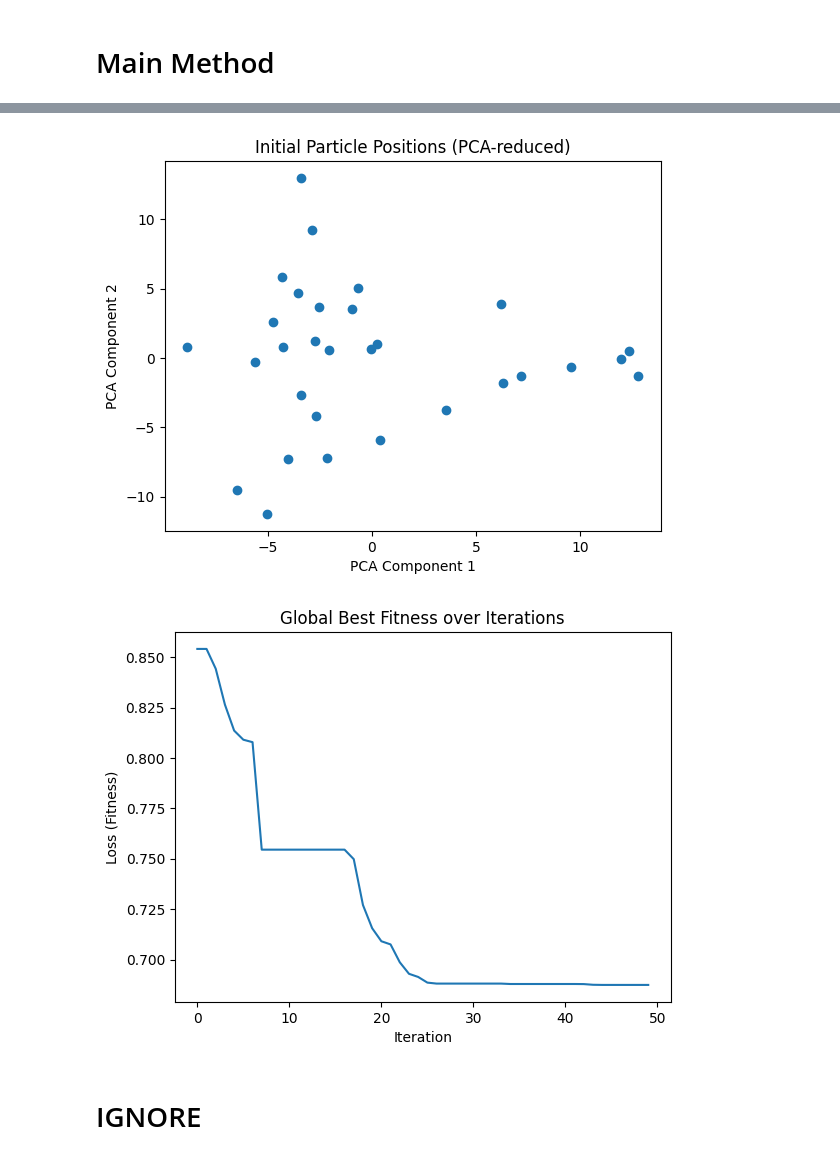
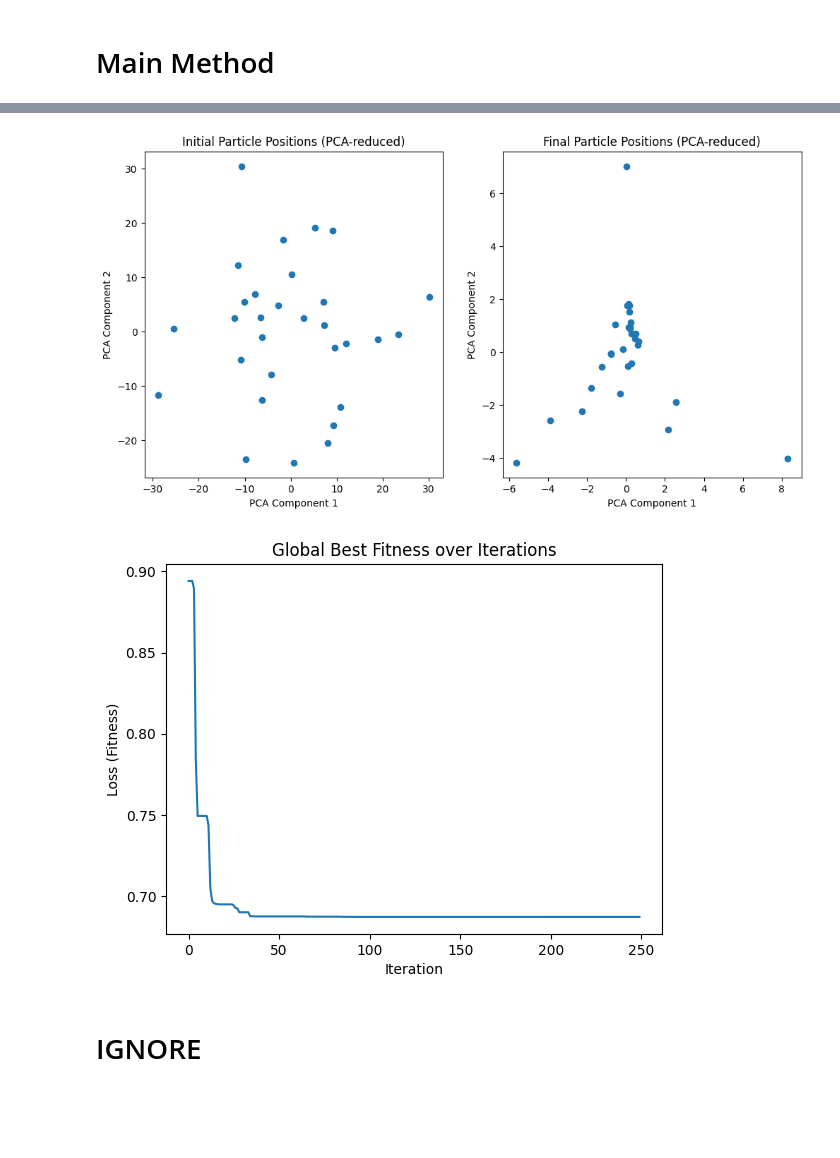
Before and after one commit to rk119/F20BC, a Jupyter notebook: F20BC_CW.ipynb, the cells around one changed output, grey strips where cells are left out. Saved outputs shown, nothing was run; the diff lists cells and outputs as text; code cells hidden in the pictures; blank space fills up the shorter version.

Commit message:
Plotted particles before and after optimization

```diff
--- a/F20BC_CW.ipynb
+++ b/F20BC_CW.ipynb
@@ -502,8 +518,6 @@ def main():
     sigmoid_activation = Sigmoid()
     tanh_activation = Tanh()
 
-    # Sample input (1 sample, 4 features)
-    # input_data = np.array([[1.0, 2.0, 3.0, 4.0],[5.0, 6.0, 3.0, 7.0],[5.0, 6.0, 3.0, 7.0]])
     input_data = X_array_norm
 
     # Pick number of input nodes between 1 and num of features
@@ -535,7 +549,7 @@ def main():
     gamma = 1.8  # social weight
     delta = 1 # global weight
     epsilon = 0.01  # position update step size
-    num_iterations = 50
+    num_iterations = 250
     loss_function = BinaryCrossEntropy() # used to calculate fitness # binaryCrossEntropy is best for binary classification
     number_of_informants = 5
 
@@ -544,50 +558,19 @@ def main():
     # Initialize PSO
     pso = ParticleSwarmOptimization(configuration, num_particles, alpha, beta, gamma, delta, epsilon, number_of_informants, global_best_fitness_history)
 
-    # Initialize neural networks for each particle with their initial positions
-    # neural_networks = [NeuralNetwork(configuration, position=particle.position) for particle in pso.particles]
+    # Capture initial positions of the particles for visualization
+    initial_particle_positions = [particle.position for particle in pso.particles]
+    initial_flattened_positions = flatten_particle_positions(initial_particle_positions)
 
     # Extract the activation function of the output layer from the configuration
     output_activation = configuration[-1][1]  # last tuple in the configuration list is for the output layer
 
-    # for iteration in range(num_iterations):
-    #     # Calculate fitness and update personal best
-    #     for i, particle in enumerate(pso.particles):
-    #         neural_networks[i] = NeuralNetwork(configuration, position=particle.position)
-    #         # calculate fitness
-    #         fitness = calculate_fitness(neural_networks[i], X_train, Y_train, loss_function)
-    #         # Update personal best
-    #         particle.update_personal_best(fitness)
-    #         # Update informants best
-    #         pso.update_informants()
-    #         # Update global best
-    #         pso.update_global_best(particle)
-
-    #     # Update velocity and position
-    #     for particle in pso.particles:
-    #         # print("Best Position i.e., Neural Network:\n",pso.gBest_position)
-    #         # print("Weigths & Biases of layer 1:\n",(pso.gBest_position[0]))
-    #         # print("Weights",pso.gBest_position[0][0])
-    #         # print("Weights from 1st node in input layer to first hidden layers nodes:\n",pso.gBest_position[0][0][0])
-    #         # print("Biases",pso.gBest_position[0][1])
-
-    #         # print(particle.velocity)
-    #         particle.update_velocity(pso.gBest_position, alpha, beta, gamma, delta)
-    #         # print(particle.velocity)
-
-    #         # print("bfr",particle.position)
-    #         particle.update_position(epsilon)
-    #         # print("aft",particle.position)
-
-    #     print(pso.gBest_fitness)
-
-    #     # Update global best fitness history
-    #     global_best_fitness_history.append(pso.gBest_fitness)
-
-    # best_nn = NeuralNetwork(configuration, position=pso.gBest_position)
-
     # Run PSO optimization
     best_nn = pso.run_optimization(X_train, Y_train, loss_function, configuration, output_activation, num_iterations)
+
+    # Capture final positions of the particles for visualization
+    final_particle_positions = [particle.position for particle in pso.particles]
+    final_flattened_positions = flatten_particle_positions(final_particle_positions)
 
     # Evaluate the best neural network
     best_accuracy = evaluate_accuracy(best_nn, X_train, Y_train, output_activation)
@@ -597,25 +580,16 @@ def main():
     print(Y_train)
     print(predictions)
 
-    particle_positions = [particle.position for particle in pso.particles]
-    flattened_positions = []
+    # Plotting Initial and Final Particle Positions Side by Side
+    fig, ax = plt.subplots(1, 2, figsize=(12, 6))
 
-    for particle in particle_positions:
-        # Flatten each layer's weights and biases
-        flattened_particle = np.concatenate([np.concatenate([layer_weights.flatten(), layer_biases.flatten()]) for layer_weights, layer_biases in particle])
-        flattened_positions.append(flattened_particle)
+    # Plot Initial Particle Positions
+    plot_particle_positions(ax[0], initial_flattened_positions, title='Initial Particle Positions (PCA-reduced)')
 
-    # Proceed with PCA and plotting only if flattened_positions is not empty
-    if flattened_positions:
-        pca = PCA(n_components=2)  # for 2D visualization
-        reduced_positions = pca.fit_transform(flattened_positions)
+    # Plot Final Particle Positions
+    plot_particle_positions(ax[1], final_flattened_positions, title='Final Particle Positions (PCA-reduced)')
 
-        # For 2D visualization
-        plt.scatter(reduced_positions[:, 0], reduced_positions[:, 1])
-        plt.xlabel('PCA Component 1')
-        plt.ylabel('PCA Component 2')
-        plt.title('Initial Particle Positions (PCA-reduced)')
-        plt.show()
+    plt.show()
 
     # Plotting the global best fitness history
     plt.plot(global_best_fitness_history)
@@ -647,4 +621,4 @@ best_accuracy 0.5547445255474452
-[figure, old version]
+[figure, new version]
-[figure, old version]
+[figure, new version]
 # %% [markdown]
 # IGNORE
```
Also changed, not shown: parts of 5 cells of this notebook.
